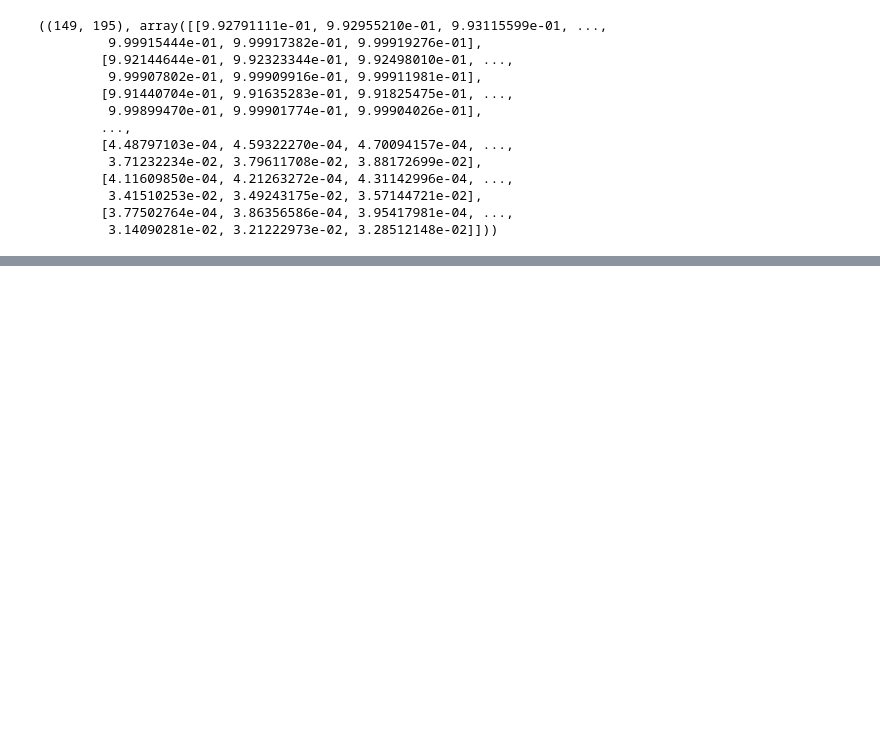
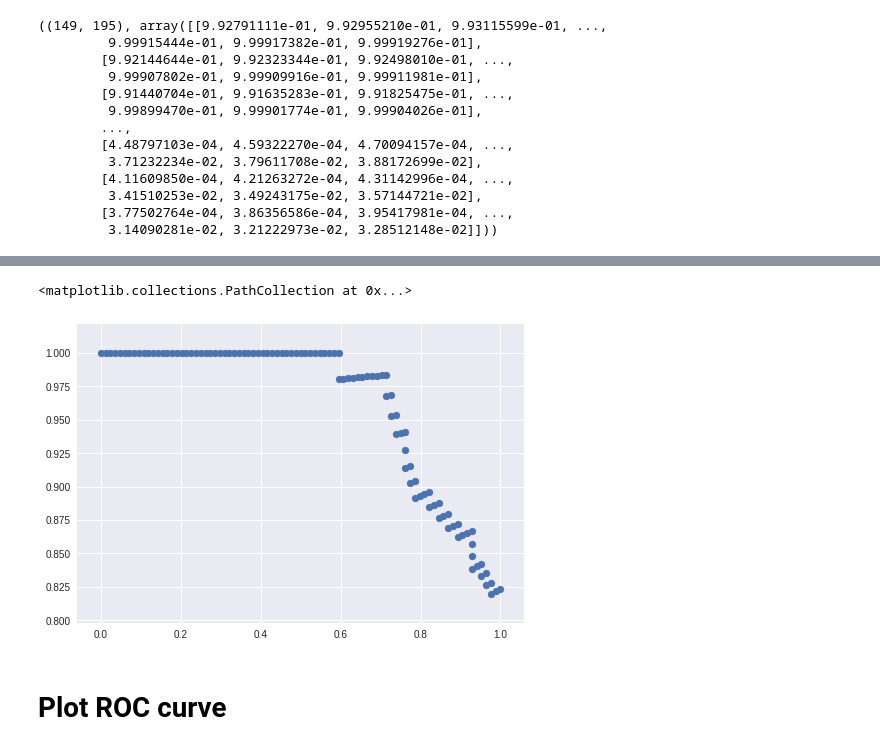
Before and after one commit to aakashv000/Machine-Learning-Lab-CS3103, a Jupyter notebook: Lab_5_Cross_Validation,_Bias_and_Variance.ipynb, the cells around one changed output, grey strips where cells are left out. Cells and saved outputs as stored; diff of their text form; code cells hidden in the pictures; blank space fills up the shorter version.

```diff
--- a/Lab_5_Cross_Validation,_Bias_and_Variance.ipynb
+++ b/Lab_5_Cross_Validation,_Bias_and_Variance.ipynb
@@ -100,0 +136,7 @@ plt.scatter(X_test[:, 0], X_test[:, 1], c=y_test, cmap=plt.cm.Spectral)
+# %%
+plt.scatter(recall, precision)
+# %% [output]
+<matplotlib.collections.PathCollection at 0x...>
+[figure, added]
+# %% [markdown]
+# Plot ROC curve
```
Also changed, not shown: parts of 11 cells of this notebook.
